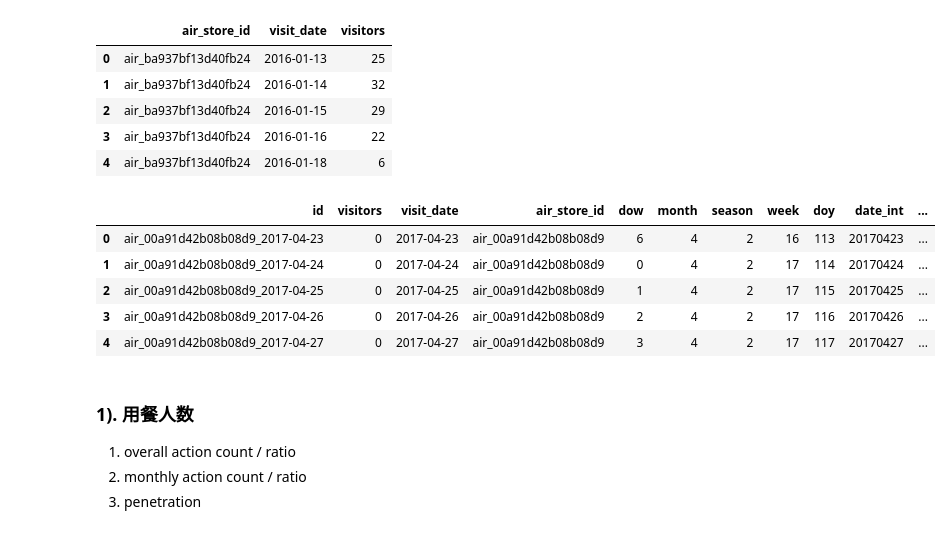
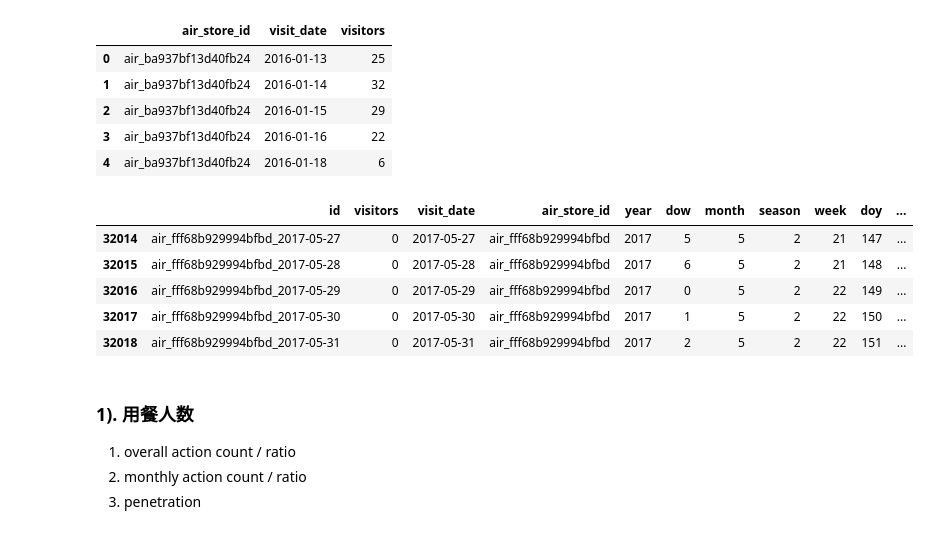
Before and after one commit to shenc3/kaggle_note, a Jupyter notebook: Recruit Restaurant Visitor Forecasting/Restaurant&Visitor.ipynb, the cells around one changed output. Drawn from its saved outputs; the diff is of its cells as text; code cells hidden in the pictures.

```diff
--- a/Recruit Restaurant Visitor Forecasting/Restaurant&Visitor.ipynb
+++ b/Recruit Restaurant Visitor Forecasting/Restaurant&Visitor.ipynb
@@ -146,14 +146,14 @@ time_feats(data['tes'])
 data['tra'] = data['tra'].merge(data['as'][['air_store_id', 'air_genre_name', 'air_area_name']], how='left', on='air_store_id')
 data['tes'] = data['tes'].merge(data['as'][['air_store_id', 'air_genre_name', 'air_area_name']], how='left', on='air_store_id')
 # %%
-data['tes'].head()
+data['tes'].tail()
 # %% [output]
-|  | id | visitors | visit_date | air_store_id | dow | month | season | week | doy | date_int | ... |
-| 0 | air_00a91d42b08b08d9_2017-04-23 | 0 | 2017-04-23 | air_00a91d42b08b08d9 | 6 | 4 | 2 | 16 | 113 | 20170423 | ... |
-| 1 | air_00a91d42b08b08d9_2017-04-24 | 0 | 2017-04-24 | air_00a91d42b08b08d9 | 0 | 4 | 2 | 17 | 114 | 20170424 | ... |
-| 2 | air_00a91d42b08b08d9_2017-04-25 | 0 | 2017-04-25 | air_00a91d42b08b08d9 | 1 | 4 | 2 | 17 | 115 | 20170425 | ... |
-| 3 | air_00a91d42b08b08d9_2017-04-26 | 0 | 2017-04-26 | air_00a91d42b08b08d9 | 2 | 4 | 2 | 17 | 116 | 20170426 | ... |
-| 4 | air_00a91d42b08b08d9_2017-04-27 | 0 | 2017-04-27 | air_00a91d42b08b08d9 | 3 | 4 | 2 | 17 | 117 | 20170427 | ... |
+|  | id | visitors | visit_date | air_store_id | year | dow | month | season | week | doy | ... |
+| 32014 | air_fff68b929994bfbd_2017-05-27 | 0 | 2017-05-27 | air_fff68b929994bfbd | 2017 | 5 | 5 | 2 | 21 | 147 | ... |
+| 32015 | air_fff68b929994bfbd_2017-05-28 | 0 | 2017-05-28 | air_fff68b929994bfbd | 2017 | 6 | 5 | 2 | 21 | 148 | ... |
+| 32016 | air_fff68b929994bfbd_2017-05-29 | 0 | 2017-05-29 | air_fff68b929994bfbd | 2017 | 0 | 5 | 2 | 22 | 149 | ... |
+| 32017 | air_fff68b929994bfbd_2017-05-30 | 0 | 2017-05-30 | air_fff68b929994bfbd | 2017 | 1 | 5 | 2 | 22 | 150 | ... |
+| 32018 | air_fff68b929994bfbd_2017-05-31 | 0 | 2017-05-31 | air_fff68b929994bfbd | 2017 | 2 | 5 | 2 | 22 | 151 | ... |
 # %% [markdown]
 ### 1). 用餐人数
 1. overall action count / ratio
```
Also changed, not shown: parts of 3 cells of this notebook, 1 other file.
